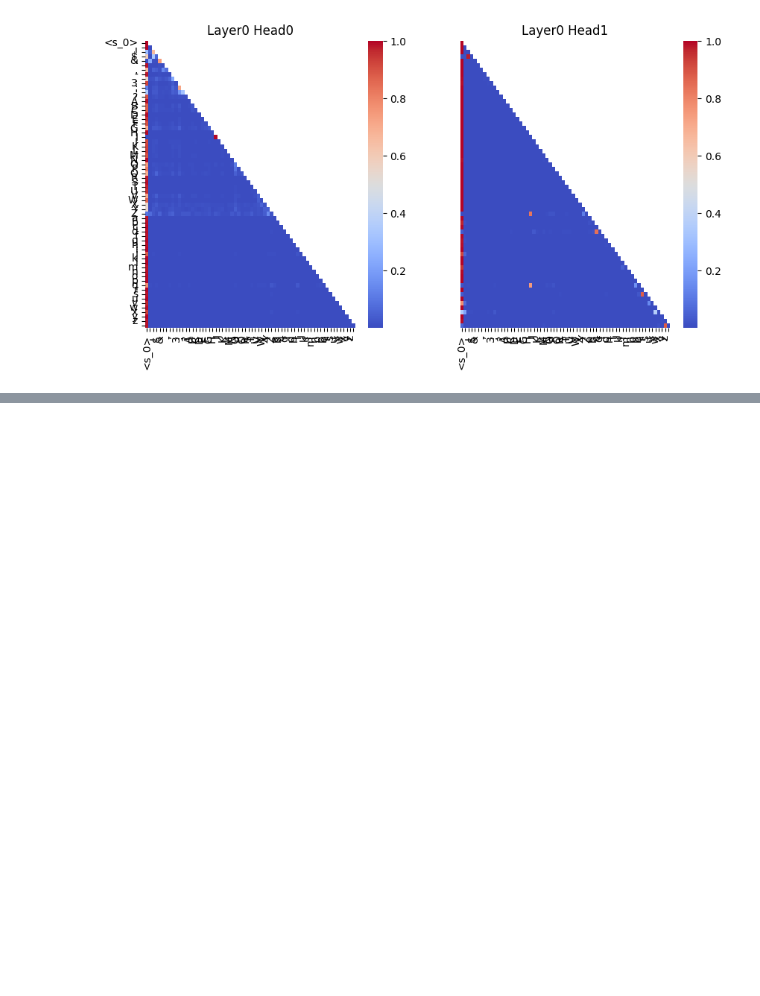
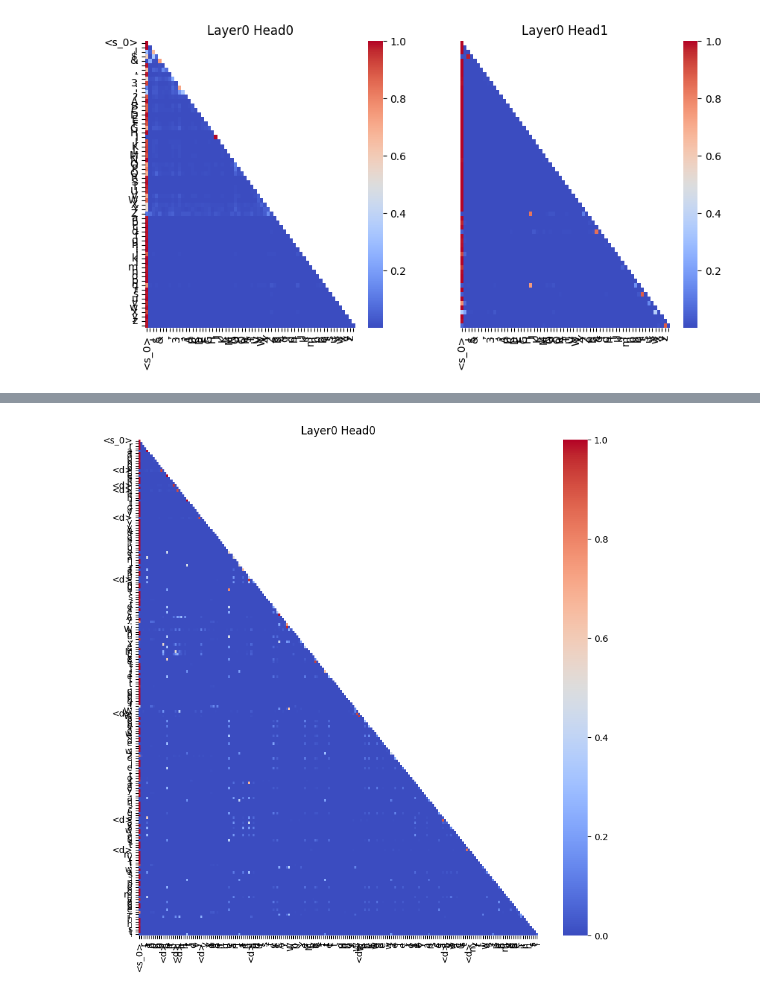
Before and after one commit to GuoTianYu2000/transformer-birth, a Jupyter notebook: plot_double_tasks.ipynb, the cells around one changed output, grey strips where cells are left out. Drawn from its saved outputs; the diff is of its cells as text; code cells hidden in the pictures; blank space fills up the shorter version.

Commit message:
target for double tasks

```diff
--- a/plot_double_tasks.ipynb
+++ b/plot_double_tasks.ipynb
@@ -114,0 +114,7 @@ plt.show()
+# %%
+run_path_server1="/data/tianyu_guo/birth/gens/pre_final/dormant_double_retry_test"
+# run_path_server2="/data/tianyu_guo/birth/gens/special/dormant_copy_2"
+model, cfg, x, y, ds = load_model(run_path_local="/Users/guotianyu/GitHub/birth/gens/special/markov", run_path_server=run_path_server1, n_layers=1, n_heads=1, bos_num=1, train_steps=2500, delim=0.05, with_data=True, data_path_local="/Users/guotianyu/GitHub/birth/data", data_path_server="/data/tianyu_guo/birth/data")
+hook = forward_hook(target_layers=[], target_name="")
+predicts, outputs_list = model.modified_forward_with_hook(x, hook)
+model.cuda()
@@ -114,0 +139,12 @@ plt.show()
+# %%
+seq_len = 200
+seq_idx = 3
+layer_idx = 0
+head_idx = 0
+sub_seq = x.detach().cpu()[seq_idx, :seq_len].numpy().copy()
+text = ds.decode(sub_seq)
+fig, ax = plt.subplots(figsize=(10, 10))
+plot_attns(cfg, ax, seq_idx, head_idx, layer_idx, seq_len, outputs_list, text)
+plt.show()
+# %% [output]
+[figure, added]
```
Also changed, not shown: parts of 6 cells of this notebook, 43 other files.
